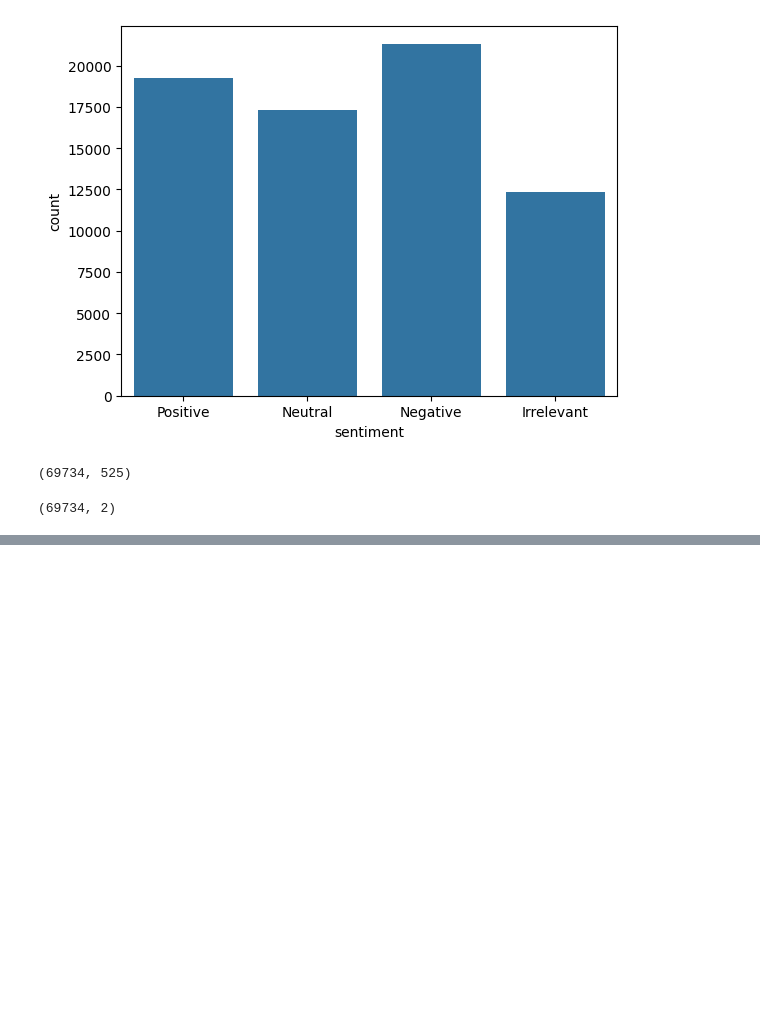
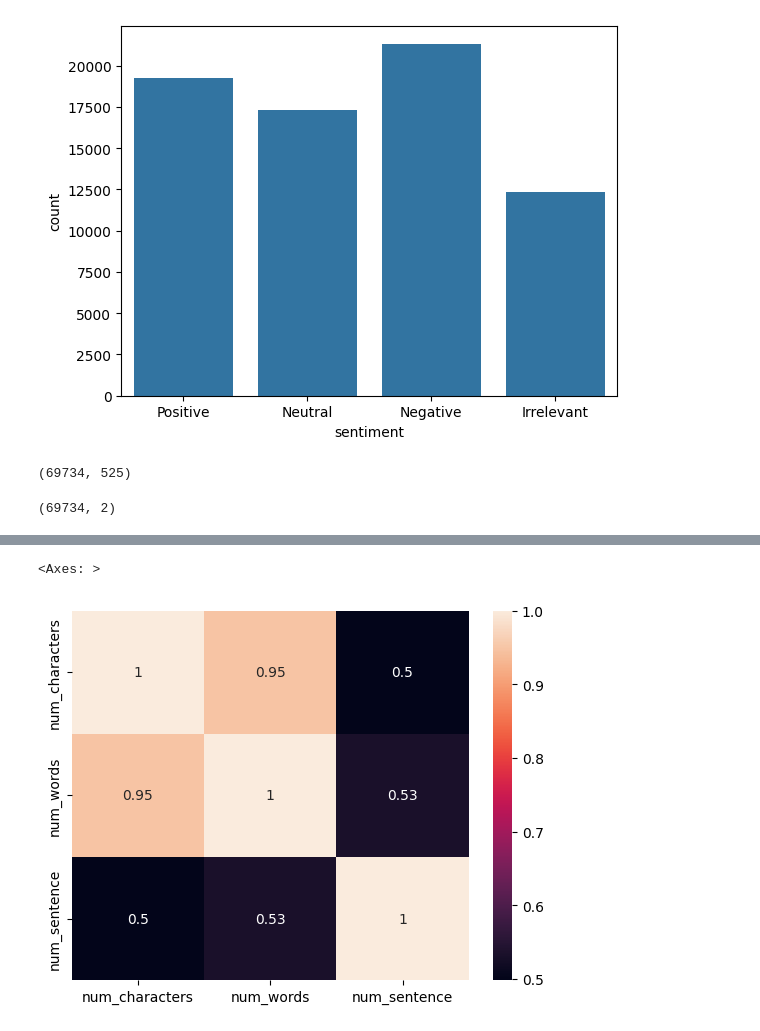
Before and after one commit to Abhishek-guptaaa/Tweete_analysis, a Jupyter notebook: experiment.ipynb, the cells around one changed output, grey strips where cells are left out. Cells and saved outputs as stored; diff of their text form; code cells hidden in the pictures; blank space fills up the shorter version.

```diff
--- a/experiment.ipynb
+++ b/experiment.ipynb
@@ -87,0 +92,8 @@ df['text'].apply(lambda x: nltk.len)
+# %%
+# num of characters
+df['num_characters'] = df['text'].apply(len)
+# %%
+# num of words
+df['num_words']=df['text'].apply(lambda x : len(nltk.word_tokenize(x)))
+# %%
+df['num_sentence']=df['text'].apply(lambda x: len(nltk.sent_tokenize(x)))
@@ -87,0 +121,8 @@ df['text'].apply(lambda x: nltk.len)
+# %%
+numeric_df = df.select_dtypes(include='number')
+correlation_matrix = numeric_df.corr()
+# %%
+sns.heatmap(correlation_matrix, annot=True)
+# %% [output]
+<Axes: >
+[figure, added]
```
Also changed, not shown: parts of 10 cells of this notebook.
